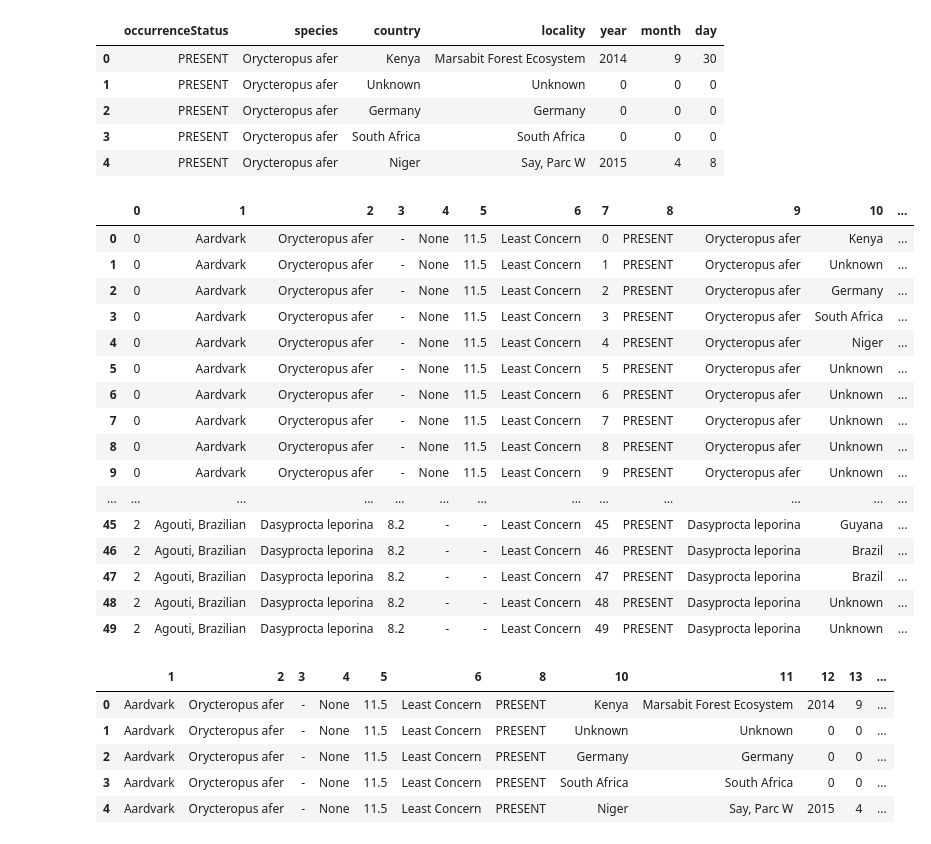
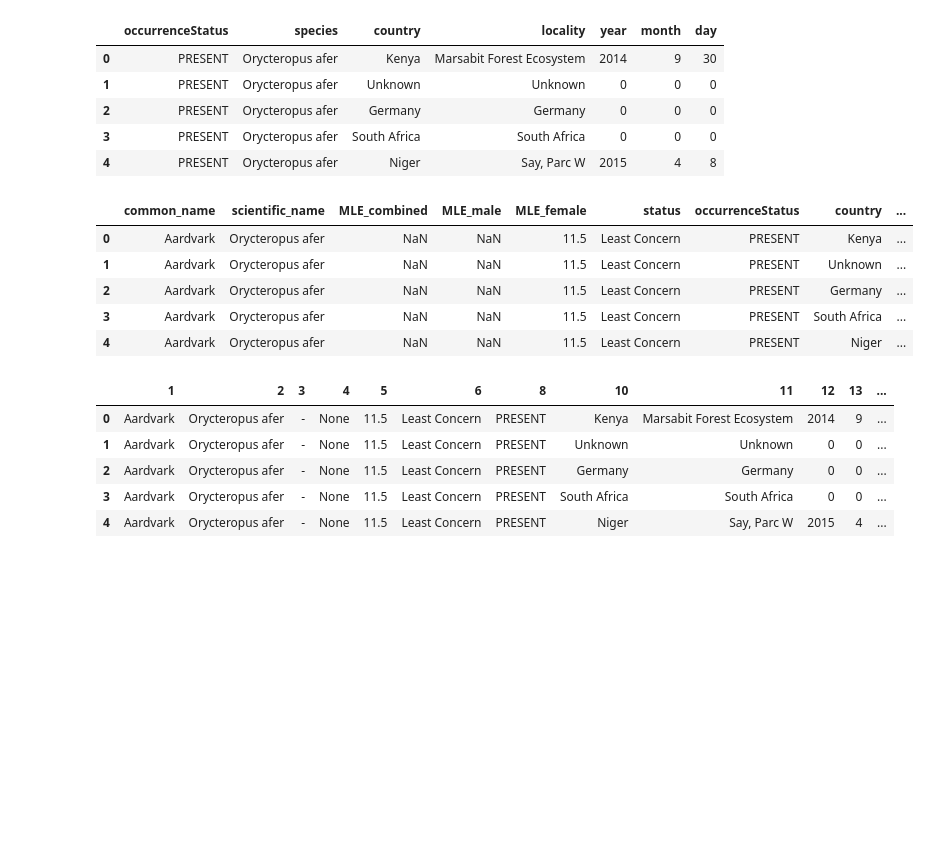
Before and after one commit to anhar421/Portfolio, a Jupyter notebook: 540Milestone5_AHarvey.ipynb, the cells around one changed output. Saved outputs shown, nothing was run; the diff lists cells and outputs as text; code cells hidden in the pictures; blank space fills up the shorter version.

```diff
--- a/540Milestone5_AHarvey.ipynb
+++ b/540Milestone5_AHarvey.ipynb
@@ -49,25 +49,14 @@ with sql.connect('aza_data') as conn:
     cursor = conn.cursor()
     aza_df = pd.DataFrame(cursor.execute('SELECT* FROM mle_status JOIN gbif ON mle_status.scientific_name = gbif.scientific_name'))
 # %%
-aza_df.head(50)
+aza_df.head()
 # %% [output]
-|  | 0 | 1 | 2 | 3 | 4 | 5 | 6 | 7 | 8 | 9 | 10 | ... |
-| 0 | 0 | Aardvark | Orycteropus afer | - | None | 11.5 | Least Concern | 0 | PRESENT | Orycteropus afer | Kenya | ... |
-| 1 | 0 | Aardvark | Orycteropus afer | - | None | 11.5 | Least Concern | 1 | PRESENT | Orycteropus afer | Unknown | ... |
-| 2 | 0 | Aardvark | Orycteropus afer | - | None | 11.5 | Least Concern | 2 | PRESENT | Orycteropus afer | Germany | ... |
-| 3 | 0 | Aardvark | Orycteropus afer | - | None | 11.5 | Least Concern | 3 | PRESENT | Orycteropus afer | South Africa | ... |
-| 4 | 0 | Aardvark | Orycteropus afer | - | None | 11.5 | Least Concern | 4 | PRESENT | Orycteropus afer | Niger | ... |
-| 5 | 0 | Aardvark | Orycteropus afer | - | None | 11.5 | Least Concern | 5 | PRESENT | Orycteropus afer | Unknown | ... |
-| 6 | 0 | Aardvark | Orycteropus afer | - | None | 11.5 | Least Concern | 6 | PRESENT | Orycteropus afer | Unknown | ... |
-| 7 | 0 | Aardvark | Orycteropus afer | - | None | 11.5 | Least Concern | 7 | PRESENT | Orycteropus afer | Unknown | ... |
-| 8 | 0 | Aardvark | Orycteropus afer | - | None | 11.5 | Least Concern | 8 | PRESENT | Orycteropus afer | Unknown | ... |
-| 9 | 0 | Aardvark | Orycteropus afer | - | None | 11.5 | Least Concern | 9 | PRESENT | Orycteropus afer | Unknown | ... |
-| ... | ... | ... | ... | ... | ... | ... | ... | ... | ... | ... | ... | ... |
-| 45 | 2 | Agouti, Brazilian | Dasyprocta leporina | 8.2 | - | - | Least Concern | 45 | PRESENT | Dasyprocta leporina | Guyana | ... |
-| 46 | 2 | Agouti, Brazilian | Dasyprocta leporina | 8.2 | - | - | Least Concern | 46 | PRESENT | Dasyprocta leporina | Brazil | ... |
-| 47 | 2 | Agouti, Brazilian | Dasyprocta leporina | 8.2 | - | - | Least Concern | 47 | PRESENT | Dasyprocta leporina | Brazil | ... |
-| 48 | 2 | Agouti, Brazilian | Dasyprocta leporina | 8.2 | - | - | Least Concern | 48 | PRESENT | Dasyprocta leporina | Unknown | ... |
-| 49 | 2 | Agouti, Brazilian | Dasyprocta leporina | 8.2 | - | - | Least Concern | 49 | PRESENT | Dasyprocta leporina | Unknown | ... |
+|  | common_name | scientific_name | MLE_combined | MLE_male | MLE_female | status | occurrenceStatus | country | ... |
+| 0 | Aardvark | Orycteropus afer | NaN | NaN | 11.5 | Least Concern | PRESENT | Kenya | ... |
+| 1 | Aardvark | Orycteropus afer | NaN | NaN | 11.5 | Least Concern | PRESENT | Unknown | ... |
+| 2 | Aardvark | Orycteropus afer | NaN | NaN | 11.5 | Least Concern | PRESENT | Germany | ... |
+| 3 | Aardvark | Orycteropus afer | NaN | NaN | 11.5 | Least Concern | PRESENT | South Africa | ... |
+| 4 | Aardvark | Orycteropus afer | NaN | NaN | 11.5 | Least Concern | PRESENT | Niger | ... |
 # %%
 # The first and seventh columns with the index numbers is unneccesary, as is the duplicate column of scientific_name in column 9.
 #  Also, I guess because of the join method it doesn't matter that I changed the column names. It didn't merge the scientific_name
```
